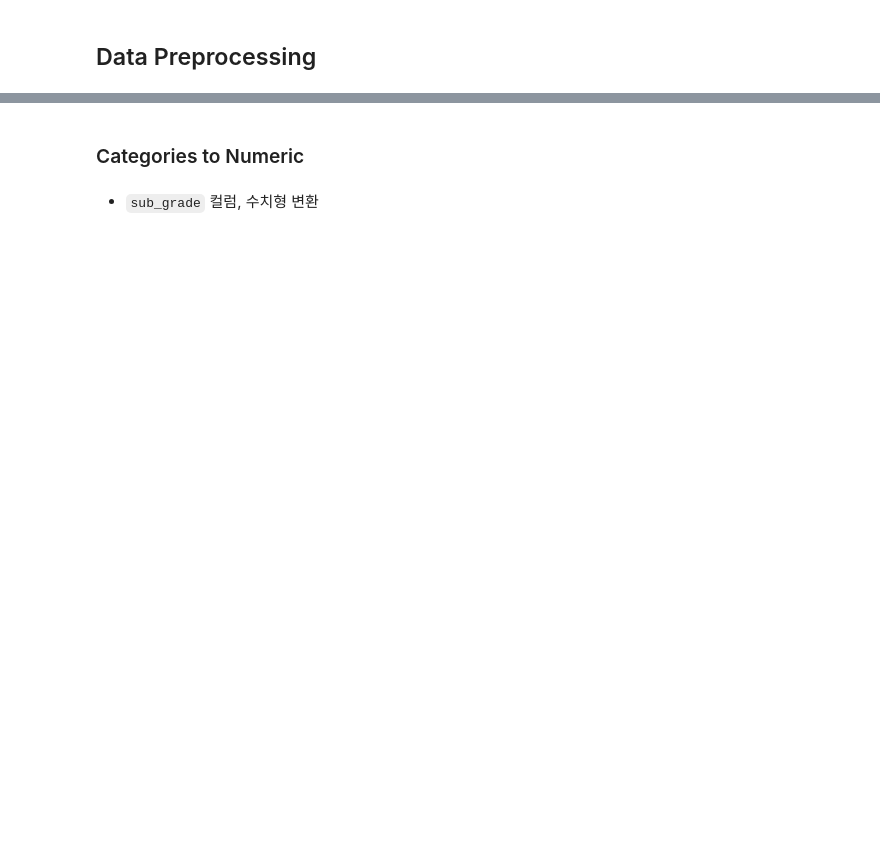
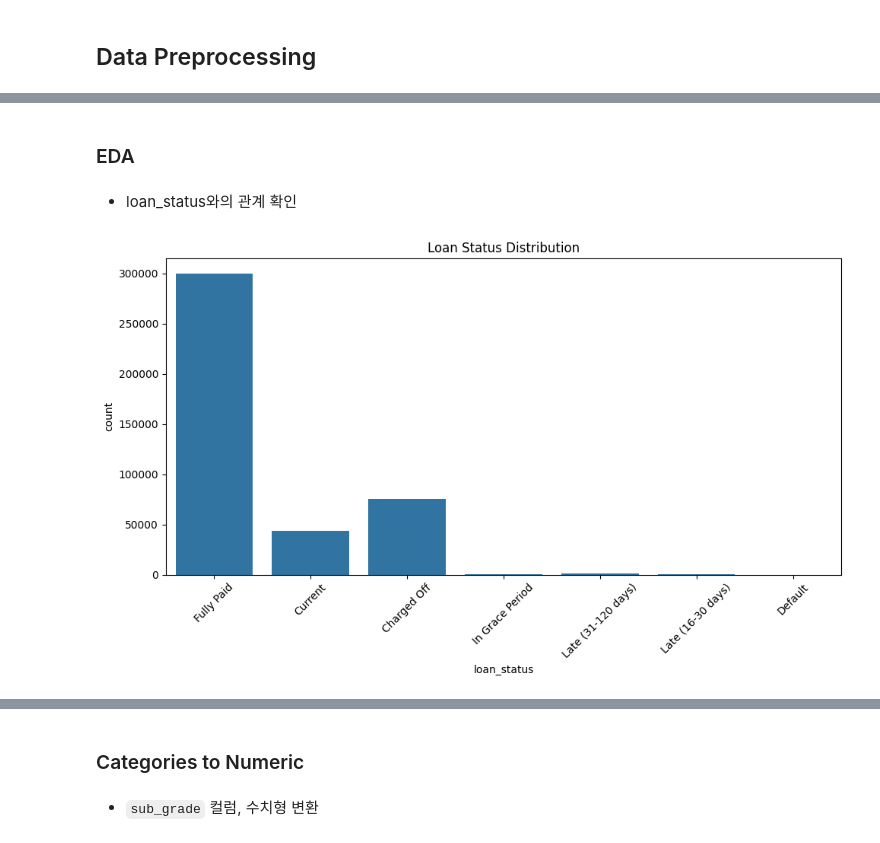
Before and after one commit to drkail6916/aiffel_datathon, a Jupyter notebook: 20250917_datathon_geon.ipynb, the cells around one changed output, grey strips where cells are left out. Drawn from its saved outputs; the diff is of its cells as text; code cells hidden in the pictures; blank space fills up the shorter version.

```diff
--- a/20250917_datathon_geon.ipynb
+++ b/20250917_datathon_geon.ipynb
@@ -34,0 +86,17 @@ df_2015.describe(include='object')
+# %% [markdown]
+### EDA
+# %% [markdown]
+- loan_status와의 관계 확인
+# %%
+plt.figure(figsize=(10, 6))
+
+sns.countplot(x='loan_status', data=df_2015)
+
+plt.title('Loan Status Distribution')
+
+plt.xticks(rotation=45)
+
+plt.tight_layout()
+plt.show()
+# %% [output]
+[figure, added]
```
Also changed, not shown: parts of 45 cells of this notebook.
